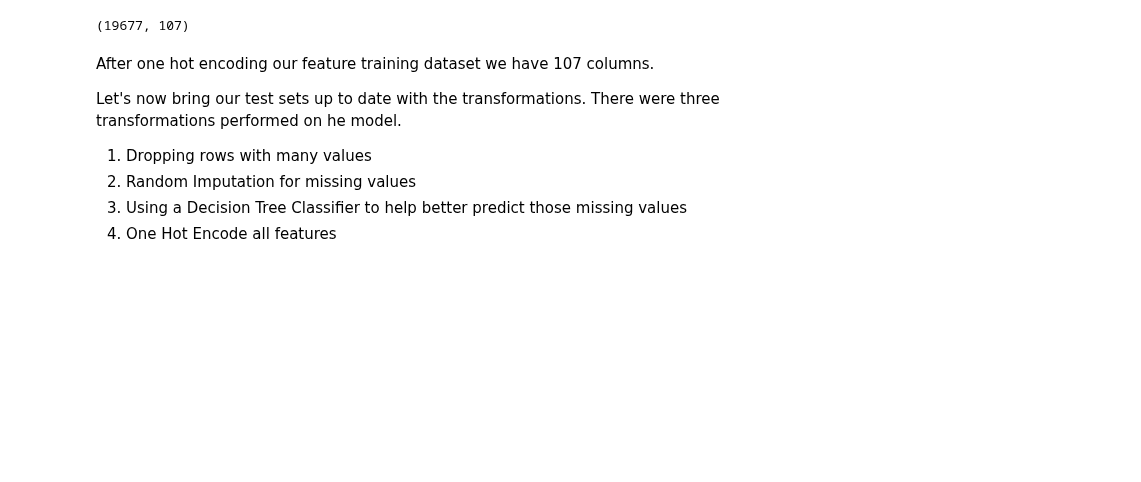
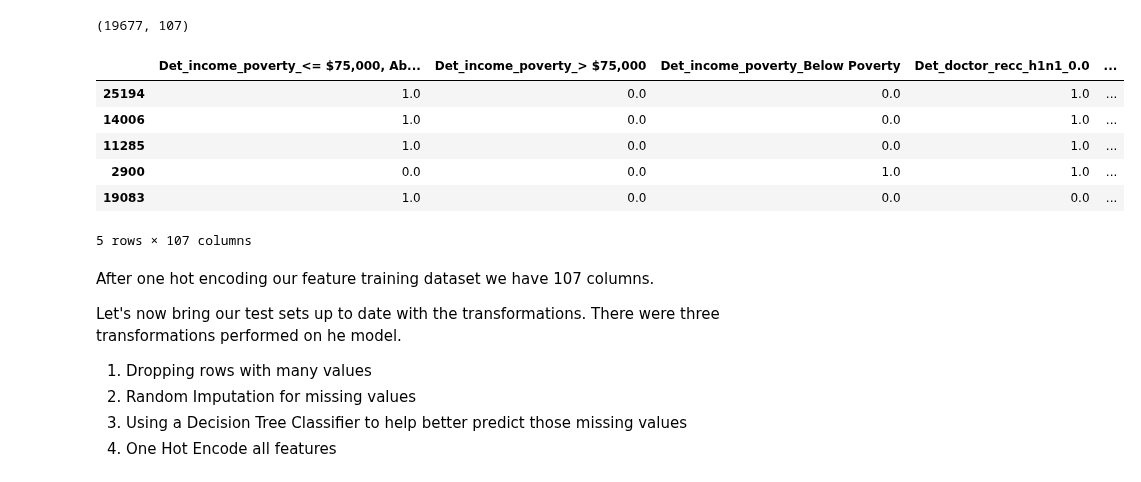
Before and after one commit to cschneck7/phase_3_project, a Jupyter notebook: H1N1 Vaccine Classification Notebook.ipynb, the cells around one changed output. Cells and saved outputs as stored; diff of their text form; code cells hidden in the pictures; blank space fills up the shorter version.

Commit message:
Finished Data Prep, started Base Model

```diff
--- a/H1N1 Vaccine Classification Notebook.ipynb
+++ b/H1N1 Vaccine Classification Notebook.ipynb
@@ -648,16 +649,30 @@ Our dataset now has no missing values. The features with `Det_` starting their n
 Now that we have no missing values, we need to One Hot Encode all our columns. Since we are looking for feature importance no columns will be dropped during the transformation.
 # %%
 # Creates OneHotEncoder class object
-ohe = OneHotEncoder()
+ohe = OneHotEncoder(sparse=False)
 
 # fits and transforms ohe object to X_train_trans
-X_train_ohe = pd.DataFrame(ohe.fit_transform(X_train_trans),
-                           columns = )
+X_train_ohe = ohe.fit_transform(X_train_trans)
+
+# Creates DataFrame from nparray
+X_train_ohe = pd.DataFrame(X_train_ohe,
+                           columns=ohe.get_feature_names_out(X_train_trans.columns),
+                           index=X_train_trans.index)
 
 # Checks shape of our new training feature data set
 X_train_ohe.shape
 # %% [output]
 (19677, 107)
+# %%
+X_train_ohe.head()
+# %% [output]
+|  | Det_income_poverty_<= $75,000, Ab... | Det_income_poverty_> $75,000 | Det_income_poverty_Below Poverty | Det_doctor_recc_h1n1_0.0 | ... |
+| 25194 | 1.0 | 0.0 | 0.0 | 1.0 | ... |
+| 14006 | 1.0 | 0.0 | 0.0 | 1.0 | ... |
+| 11285 | 1.0 | 0.0 | 0.0 | 1.0 | ... |
+| 2900 | 0.0 | 0.0 | 1.0 | 1.0 | ... |
+| 19083 | 1.0 | 0.0 | 0.0 | 0.0 | ... |
+5 rows × 107 columns
 # %% [markdown]
 After one hot encoding our feature training dataset we have 107 columns.
 
```
Also changed, not shown: parts of 11 cells of this notebook.
